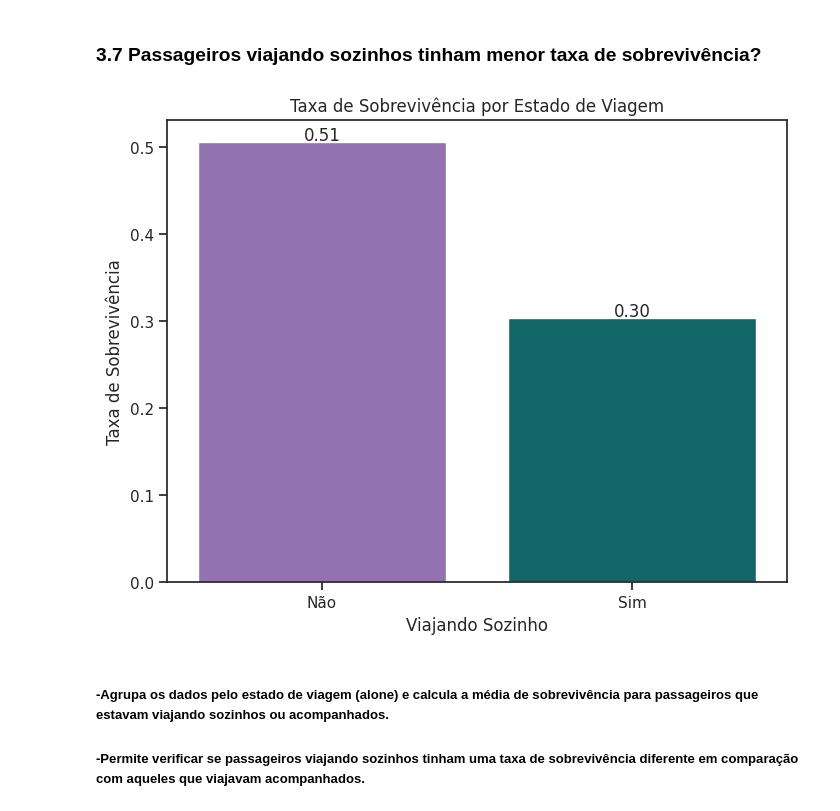
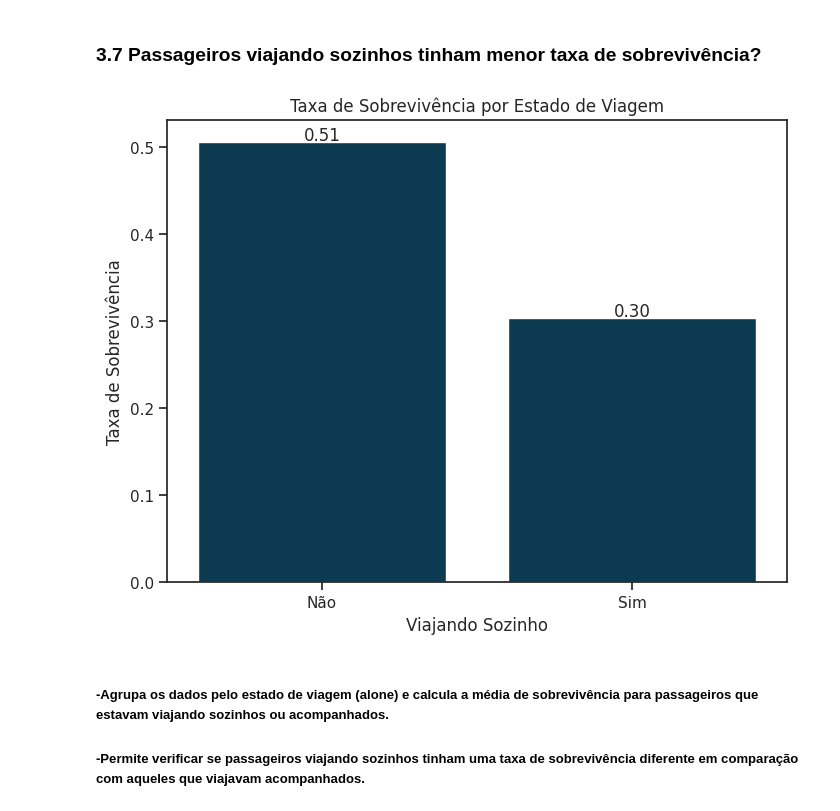
Before and after one commit to FabricioMartinsss/avanti-bootcamp-cdd, a Jupyter notebook: notebooks/01-exploratory_data_analysis.ipynb, the cells around one changed output. Cells and saved outputs as stored; diff of their text form; code cells hidden in the pictures.

Commit message:
Mudança na paleta de cores

```diff
--- a/notebooks/01-exploratory_data_analysis.ipynb
+++ b/notebooks/01-exploratory_data_analysis.ipynb
@@ -6,10 +6,10 @@ import matplotlib.pyplot as plt
 import seaborn as sns
 from IPython.display import display,Markdown
 
-# Defina uma nova paleta de azuis
-blue_colors = ["#003f5c", "#58508d", "#bc5090", "#ff6361", "#ffa600"]
+# Defina uma única cor azul repetida quatro vezes
+blue_colors = ["#003f5c"] * 4
 
-# Configure o estilo do Seaborn e a paleta de cores
+# Configure o estilo do Seaborn para usar esses tons de azul
 sns.set_theme(style="ticks")
 sns.set_palette(sns.color_palette(blue_colors))
 # %% [markdown]
@@ -223,28 +223,24 @@ plt.show()
 # %% [markdown]
 ### 3.7 Passageiros viajando sozinhos tinham menor taxa de sobrevivência?
 # %%
-# Supondo que df é o DataFrame que você está usando
-survival_by_alone = df.groupby('alone')['survived'].mean()
-
-# Gráfico de barras para comparar a taxa de sobrevivência por estado de viagem
 plt.figure(figsize=(8, 6))
-ax = sns.barplot(x=survival_by_alone.index, y=survival_by_alone.values, palette=colors)
+ax = sns.barplot(x=survival_by_alone.index, y=survival_by_alone.values, palette=blue_colors)
 plt.xlabel('Viajando Sozinho')
 plt.ylabel('Taxa de Sobrevivência')
 plt.title('Taxa de Sobrevivência por Estado de Viagem')
 plt.xticks([0, 1], ['Não', 'Sim'])
 
 # Adiciona valores nas barras
 for p in ax.patches:
     ax.annotate(f'{p.get_height():.2f}',
                 (p.get_x() + p.get_width() / 2., p.get_height()),
                 ha='center', va='center',
                 xytext=(0, 5),
                 textcoords='offset points')
 
 plt.show()
 # %% [output]
-[figure, old version]
+[figure, new version]
 # %% [markdown]
 ##### -Agrupa os dados pelo estado de viagem (alone) e calcula a média de sobrevivência para passageiros que estavam viajando sozinhos ou acompanhados.
 
```
Also changed, not shown: parts of 6 cells of this notebook.
